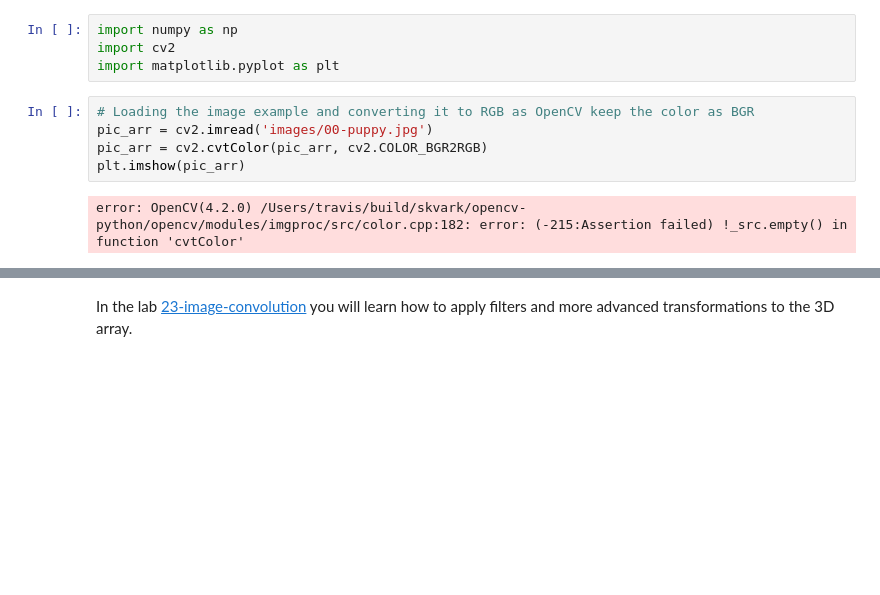
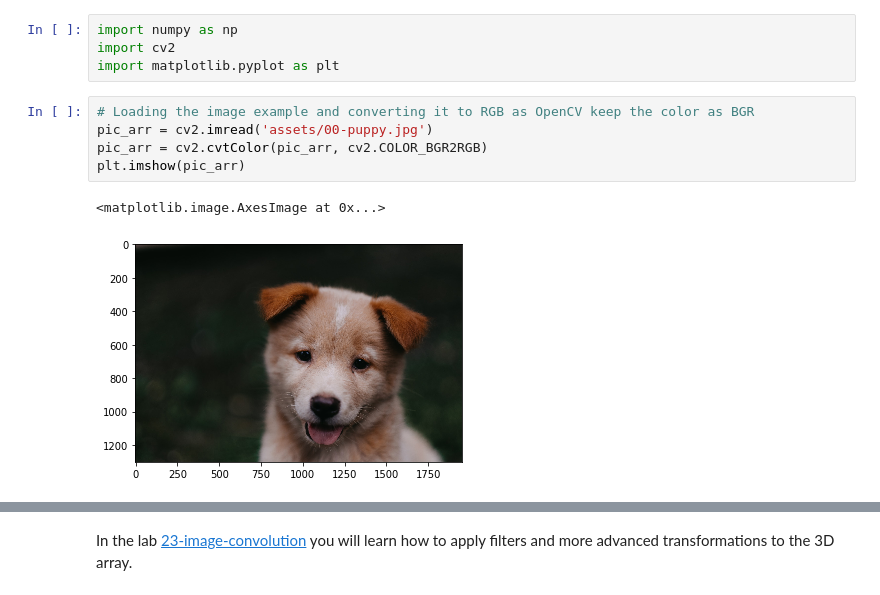
Before and after one commit to apssouza22/cnn-for-devs, a Jupyter notebook: a-images-and-numpy.ipynb, the cells around one changed output, grey strips where cells are left out. Saved outputs shown, nothing was run; the diff lists cells and outputs as text; blank space fills up the shorter version.

```diff
--- a/a-images-and-numpy.ipynb
+++ b/a-images-and-numpy.ipynb
@@ -12,8 +12,9 @@ import cv2
 import matplotlib.pyplot as plt
 # %%
 # Loading the image example and converting it to RGB as OpenCV keep the color as BGR
-pic_arr = cv2.imread('images/00-puppy.jpg')
+pic_arr = cv2.imread('assets/00-puppy.jpg')
 pic_arr = cv2.cvtColor(pic_arr, cv2.COLOR_BGR2RGB)
 plt.imshow(pic_arr)
 # %% [output]
-error: OpenCV(4.2.0) /Users/travis/build/skvark/opencv-python/opencv/modules/imgproc/src/color.cpp:182: error: (-215:Assertion failed) !_src.empty() in function 'cvtColor'
+<matplotlib.image.AxesImage at 0x...>
+[figure, added]
```
Also changed, not shown: parts of 7 cells of this notebook, 5 other files.
